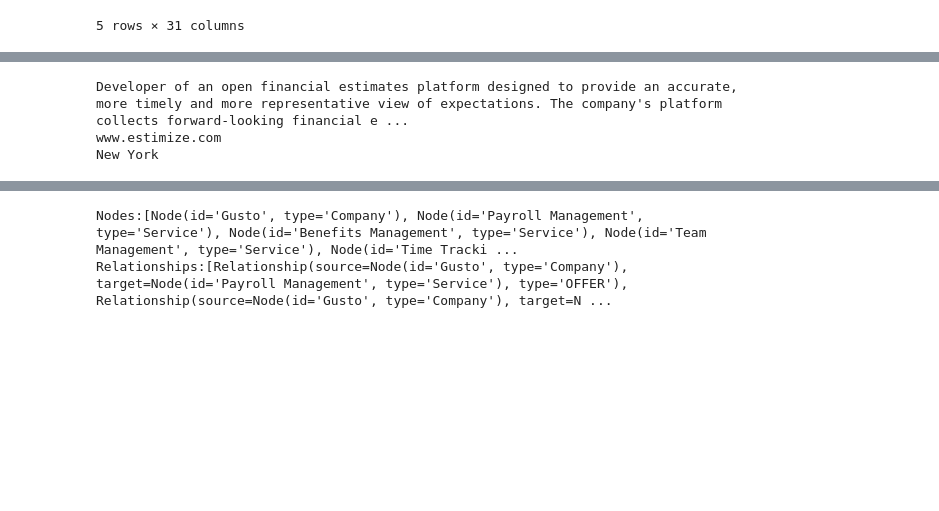
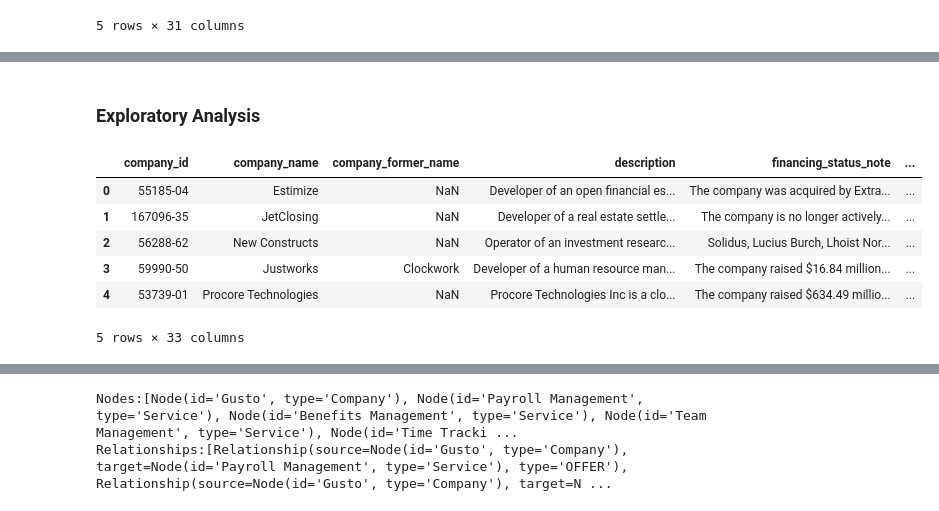
Before and after one commit to MC-Kangan/LLM-Enhanced-Knowledge-Graph-for-Startup-Analysis, a Jupyter notebook: pitchbook.ipynb, the cells around one changed output, grey strips where cells are left out. Saved outputs shown, nothing was run; the diff lists cells and outputs as text; code cells hidden in the pictures; blank space fills up the shorter version.

```diff
--- a/pitchbook.ipynb
+++ b/pitchbook.ipynb
@@ -70,8 +52,13 @@ df_fintech
-# %%
-print(df['Description'].iloc[0])
-print(df['Website'].iloc[0])
-print(df['HQ State/Province'].iloc[0])
-# %% [output]
-Developer of an open financial estimates platform designed to provide an accurate, more timely and more representative view of expectations. The company's platform collects forward-looking financial e ...
-www.estimize.com
-New York
+# %% [markdown]
+### Exploratory Analysis
+# %%
+df = pd.read_csv('PitchBook_Company_General_Information_2024_06_28_12_35_25_processed.csv')
+df.head()
+# %% [output]
+|  | company_id | company_name | company_former_name | description | financing_status_note | ... |
+| 0 | 55185-04 | Estimize | NaN | Developer of an open financial es... | The company was acquired by Extra... | ... |
+| 1 | 167096-35 | JetClosing | NaN | Developer of a real estate settle... | The company is no longer actively... | ... |
+| 2 | 56288-62 | New Constructs | NaN | Operator of an investment researc... | Solidus, Lucius Burch, Lhoist Nor... | ... |
+| 3 | 59990-50 | Justworks | Clockwork | Developer of a human resource man... | The company raised $16.84 million... | ... |
+| 4 | 53739-01 | Procore Technologies | NaN | Procore Technologies Inc is a clo... | The company raised $634.49 millio... | ... |
+5 rows × 33 columns
```
Also changed, not shown: parts of 18 cells of this notebook.
